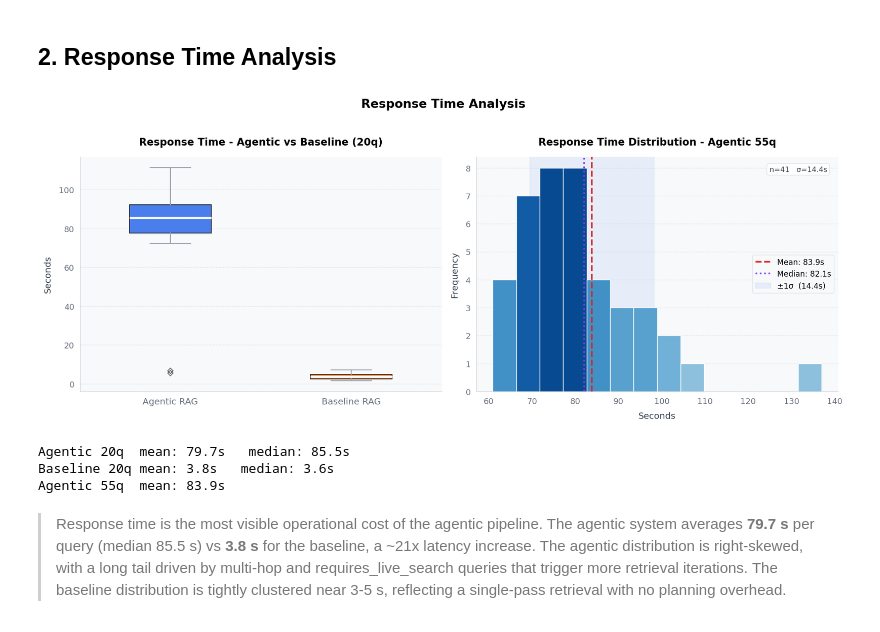
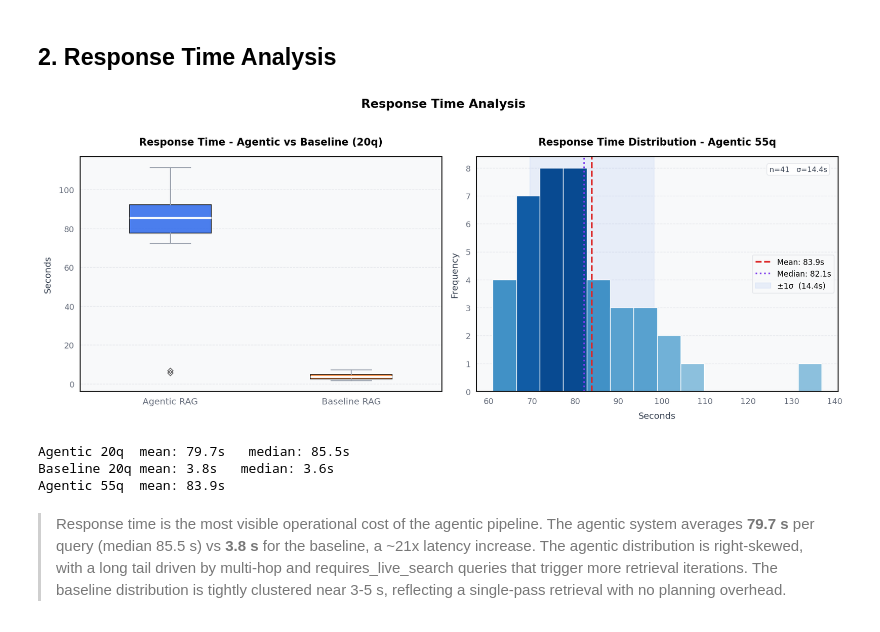
Before and after one commit to mansari40/Agentic-News-RAG, a Jupyter notebook: evals/eda.ipynb, the cells around one changed output. Drawn from its saved outputs; the diff is of its cells as text; code cells hidden in the pictures.

```diff
--- a/evals/eda.ipynb
+++ b/evals/eda.ipynb
@@ -182,6 +182,12 @@ for ax, (labels, values, colors, title, total) in zip(axes, [
 
 fig.suptitle("Query Type & Scope Distribution", fontsize=15, fontweight="bold", y=1.03)
 fig.patch.set_facecolor("white")
+for _ax in fig.get_axes():
+    for spine in _ax.spines.values():
+        spine.set_visible(True)
+        spine.set_color('black')
+        spine.set_linewidth(1.2)
+        spine.set_zorder(5)
 plt.tight_layout()
 plt.show()
 
@@ -234,34 +240,40 @@ for j in range(n_bins):
            edgecolor="white", linewidth=0.8, zorder=3)
 
 mean_v   = rt_data.mean()
 median_v = rt_data.median()
 std_v    = rt_data.std()
 ax.axvline(mean_v,   color="#DC2626", linestyle="--", linewidth=2.0, zorder=4,
            label=f"Mean: {mean_v:.1f}s")
 ax.axvline(median_v, color="#7C3AED", linestyle=":",  linewidth=2.0, zorder=4,
            label=f"Median: {median_v:.1f}s")
 ax.axvspan(mean_v - std_v, mean_v + std_v, alpha=0.08, color="#2563EB", zorder=1,
            label=f"±1σ  ({std_v:.1f}s)")
 
 ax.set_title("Response Time Distribution - Agentic 55q", fontsize=12.5, fontweight="bold", pad=14)
 ax.set_xlabel("Seconds", labelpad=8)
 ax.set_ylabel("Frequency", labelpad=8)
 ax.legend(frameon=True, framealpha=0.95, edgecolor="#E5E7EB", fontsize=9.5)
 _style(ax); ax.set_facecolor("#F8F9FA")
 ax.text(0.97, 0.96, f"n={len(rt_data)}   σ={std_v:.1f}s",
         transform=ax.transAxes, ha="right", va="top", fontsize=9, color="#374151",
         bbox=dict(boxstyle="round,pad=0.35", facecolor="white", edgecolor="#E5E7EB", alpha=0.9))
 
 fig.suptitle("Response Time Analysis", fontsize=15, fontweight="bold", y=1.03)
 fig.patch.set_facecolor("white")
+for _ax in fig.get_axes():
+    for spine in _ax.spines.values():
+        spine.set_visible(True)
+        spine.set_color('black')
+        spine.set_linewidth(1.2)
+        spine.set_zorder(5)
 plt.tight_layout()
 plt.show()
 
 print(f"Agentic 20q  mean: {agt20['Resp. Time (s)'].mean():.1f}s   median: {np.median(agt_rt):.1f}s")
 print(f"Baseline 20q mean: {bas20['Resp. Time (s)'].mean():.1f}s   median: {np.median(bas_rt):.1f}s")
 print(f"Agentic 55q  mean: {agt55_in['Resp. Time (s)'].mean():.1f}s")
 # %% [output]
-[figure, old version]
+[figure, new version]
 Agentic 20q  mean: 79.7s   median: 85.5s
 Baseline 20q mean: 3.8s   median: 3.6s
 Agentic 55q  mean: 83.9s
```
Also changed, not shown: parts of 10 cells of this notebook, 1 other file.
